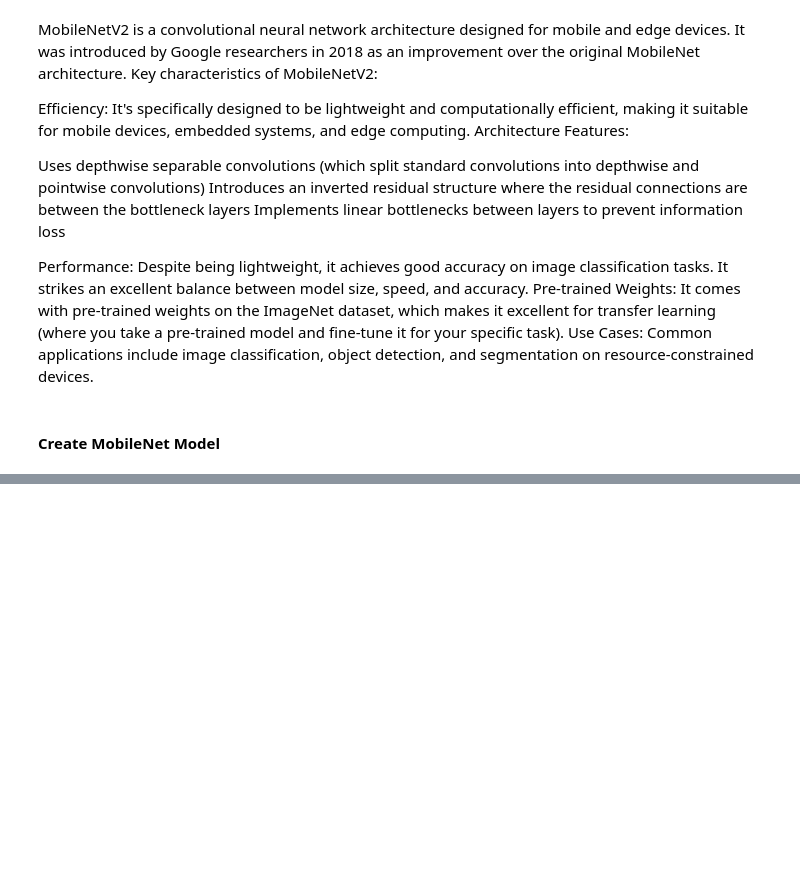
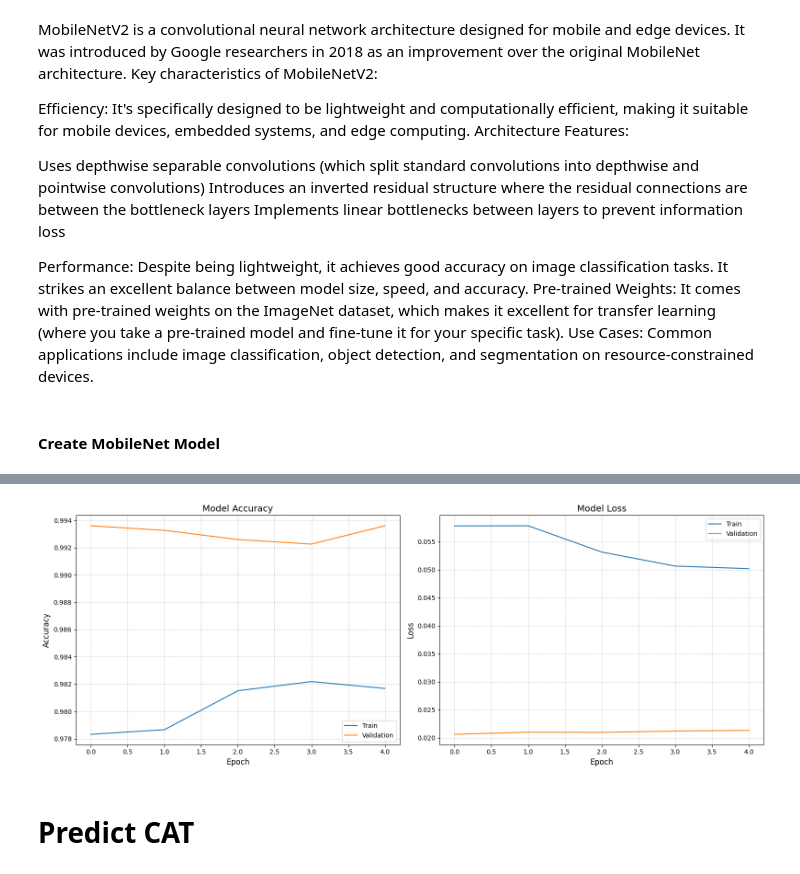
Before and after one commit to rodrigobivarazevedo/machine_learning, a Jupyter notebook: cnn_google_colab.ipynb, the cells around one changed output, grey strips where cells are left out. Drawn from its saved outputs; the diff is of its cells as text; code cells hidden in the pictures; blank space fills up the shorter version.

```diff
--- a/cnn_google_colab.ipynb
+++ b/cnn_google_colab.ipynb
@@ -441,7 +439,7 @@ def create_data_loaders_categorical(train_dir, test_dir, image_size=(224, 224)):
 
   return train_data, test_data
 # %%
-train_data, test_data = create_data_loaders_categorical(train_dir="dataset_dogs_vs_cats/train/",
+train_data, test_data = create_data_loaders(train_dir="dataset_dogs_vs_cats/train/",
                                             test_dir="dataset_dogs_vs_cats/test")
 # %% [output]
 Found 14874 files belonging to 2 classes.
@@ -1027,0 +779,6 @@ def create_custom_model(data_augmentation, img_size=(224, 224)):
+# %%
+plot_train_validation_history(history_3)
+# %% [output]
+[figure, added]
+# %% [markdown]
+# Predict CAT
```
Also changed, not shown: parts of 29 cells of this notebook.
